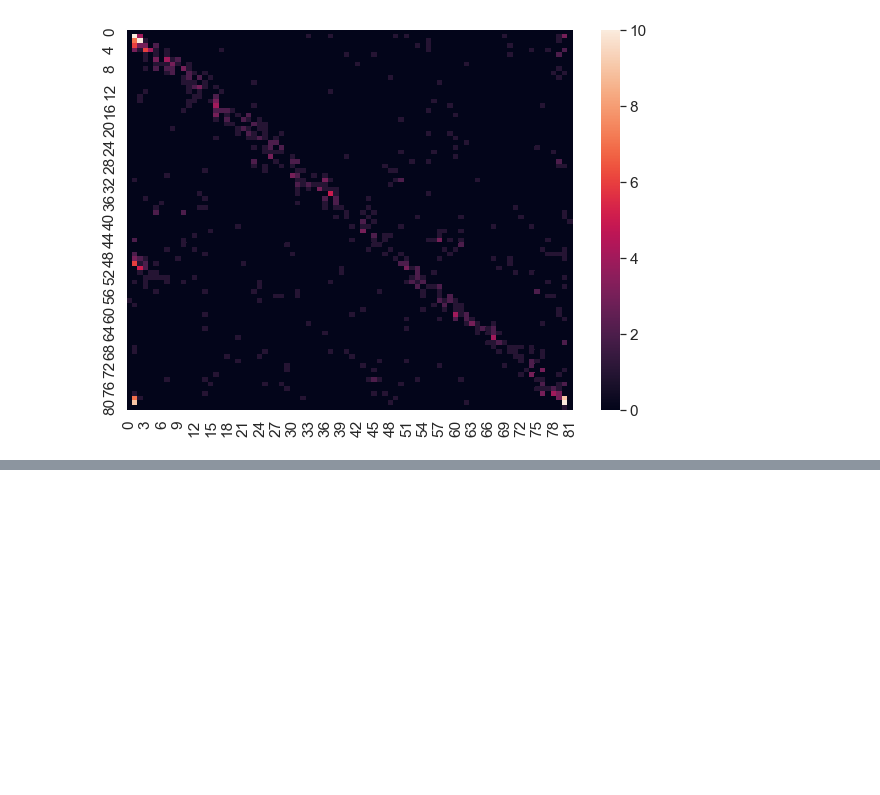
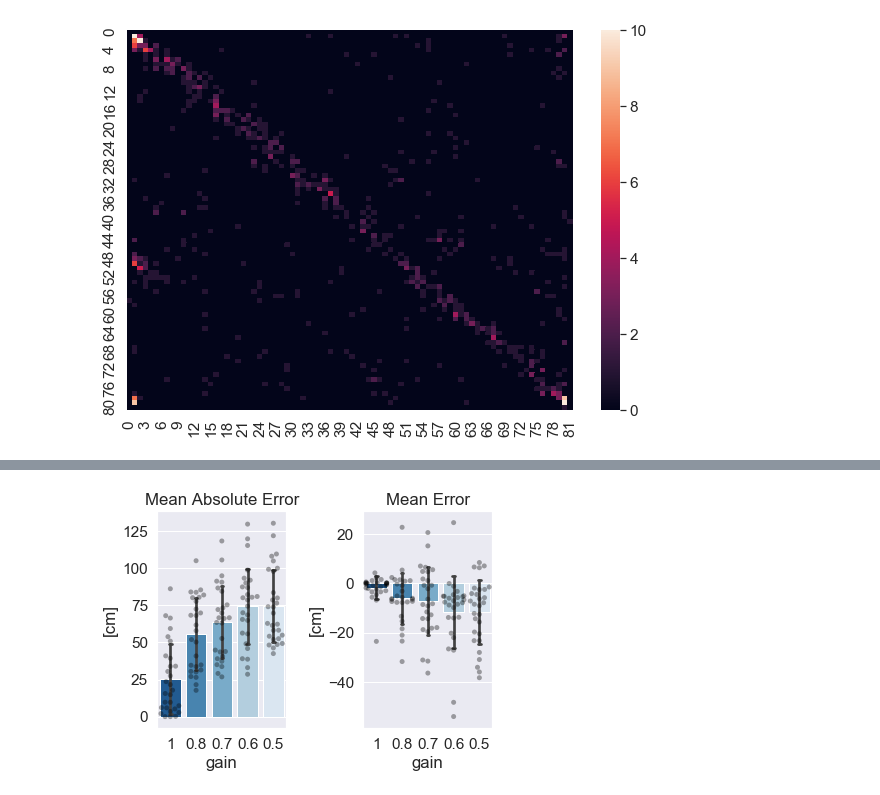
Before and after one commit to GiocomoLab/AlexA_Library, a Jupyter notebook: NP_python/Classify_gain.ipynb, the cells around one changed output, grey strips where cells are left out. Drawn from its saved outputs; the diff is of its cells as text; code cells hidden in the pictures; blank space fills up the shorter version.

```diff
--- a/NP_python/Classify_gain.ipynb
+++ b/NP_python/Classify_gain.ipynb
@@ -162,0 +92,8 @@ NameError: name 'confuxion_matrix' is not defined
+# %%
+files = glob.glob('Z:/giocomo/attialex/NP_DATA/classifier_output/*scores*')
+
+errorMat = np.array([])
+
+for num,iF in enumerate(files):
+    data=np.load(iF)
+    errorMat=np.dstack([errorMat,data]) if errorMat.size else data
@@ -162,0 +118,15 @@ NameError: name 'confuxion_matrix' is not defined
+# %%
+f, axes = plt.subplots(1, 2)
+plt.subplots_adjust(wspace = 0.6)
+titles=['Mean Absolute Error','Mean Error','Precision']
+for num in range(2):
+    bb={str(e):errorMat[num,iC,:]*5 for iC,e in enumerate([1, 0.8, 0.7, 0.6, 0.5])}
+    #bb['100']=bl_scores
+    bb=pd.DataFrame(bb)
+    sns.barplot(data=bb, capsize=.1, ci="sd",palette="Blues_r",ax=axes[num])
+    ax=sns.swarmplot(data=bb, color="0", alpha=.35,ax=axes[num])
+    axes[num].set_xlabel('gain')
+    axes[num].set_ylabel('[cm]')
+    axes[num].set_title(titles[num])
+# %% [output]
+[figure, added]
```
Also changed, not shown: parts of 24 cells of this notebook, 2 other files.
